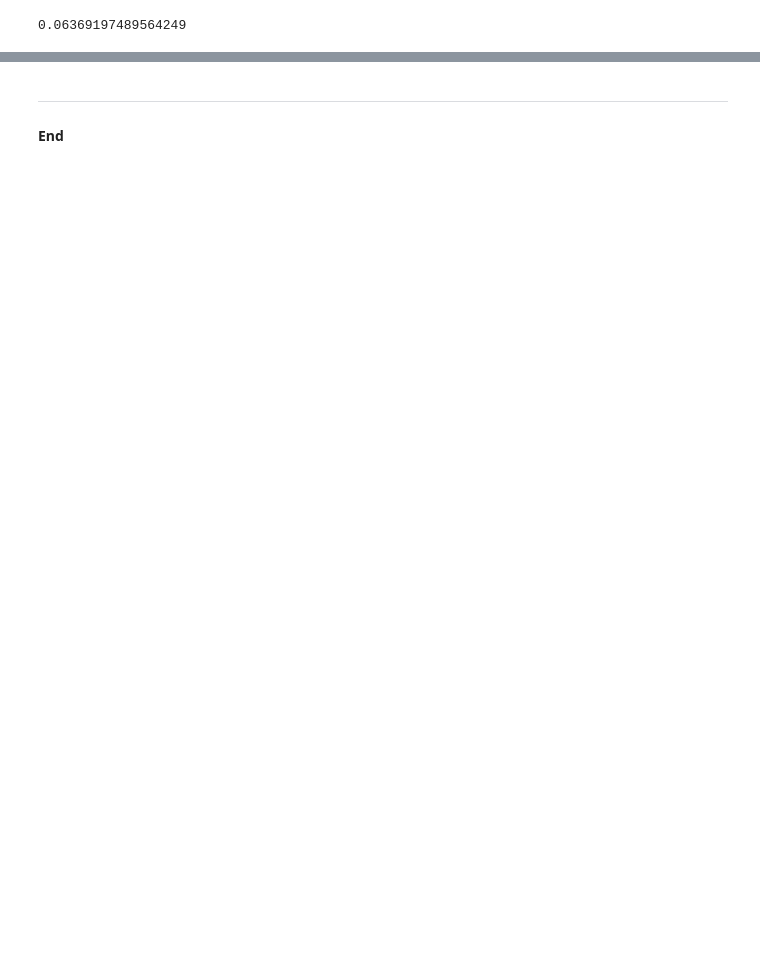
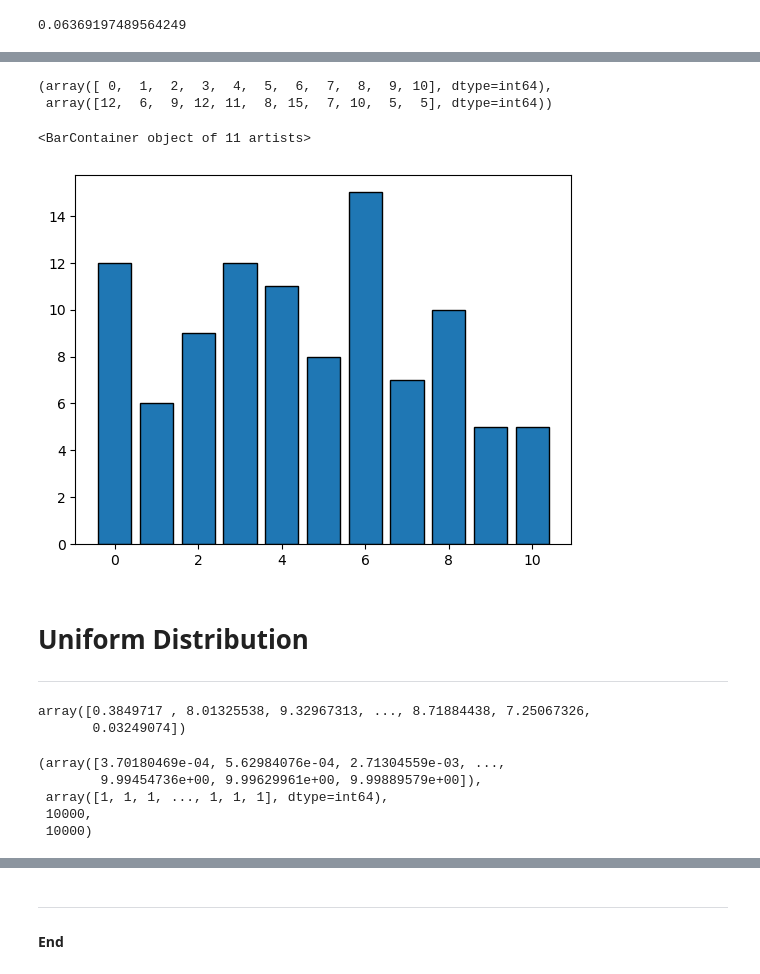
Before and after one commit to AndreHoarau/principles-of-data-analytics-project, a Jupyter notebook: random.ipynb, the cells around one changed output, grey strips where cells are left out. Cells and saved outputs as stored; diff of their text form; code cells hidden in the pictures; blank space fills up the shorter version.

Commit message:
distributions

```diff
--- a/random.ipynb
+++ b/random.ipynb
@@ -37,0 +41,6 @@ array([6, 5, 8, 7, 0], dtype=int64)
+# %%
+# Generate 10,000 integers over the range [0,10).
+x = rng.integers(low=0, high =10, size= 100,  endpoint = 10)
+
+# Show x
+x
@@ -37,0 +55,38 @@ array([6, 5, 8, 7, 0], dtype=int64)
+# %%
+# Get the counts.
+values,  counts = np.unique(x, return_counts= True)
+
+# Show.
+values, counts
+# %% [output]
+(array([ 0,  1,  2,  3,  4,  5,  6,  7,  8,  9, 10], dtype=int64),
+ array([12,  6,  9, 12, 11,  8, 15,  7, 10,  5,  5], dtype=int64))
+# %%
+# plot the bar chart.
+plt.bar(values,counts, edgecolor = 'black')
+# %% [output]
+<BarContainer object of 11 artists>
+[figure, added]
+# %% [markdown]
+# Uniform Distribution
+***
+# %%
+# Generate 10000 floats uniformly distrubted over the range [0,10).]
+x = rng.uniform(low= 0.0 , high=10.0, size =10000)
+# show.
+x
+# %% [output]
+array([0.3849717 , 8.01325538, 9.32967313, ..., 8.71884438, 7.25067326,
+       0.03249074])
+# %%
+# Get the counts.
+values,  counts = np.unique(x, return_counts= True)
+
+# Show.
+values, counts ,values.size, counts.size
+# %% [output]
+(array([3.70180469e-04, 5.62984076e-04, 2.71304559e-03, ...,
+        9.99454736e+00, 9.99629961e+00, 9.99889579e+00]),
+ array([1, 1, 1, ..., 1, 1, 1], dtype=int64),
+ 10000,
+ 10000)
```
Also changed, not shown: parts of 11 cells of this notebook.
